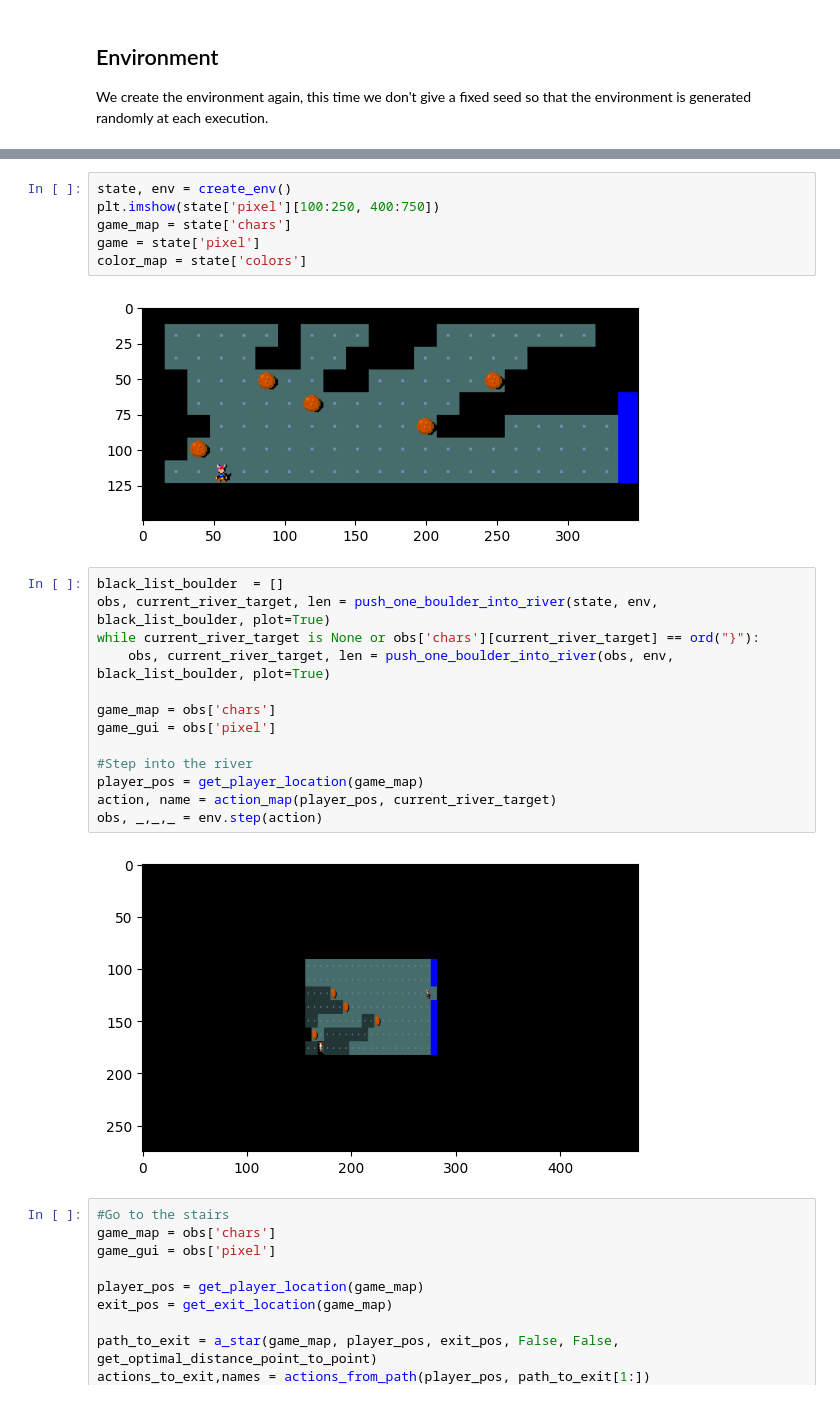
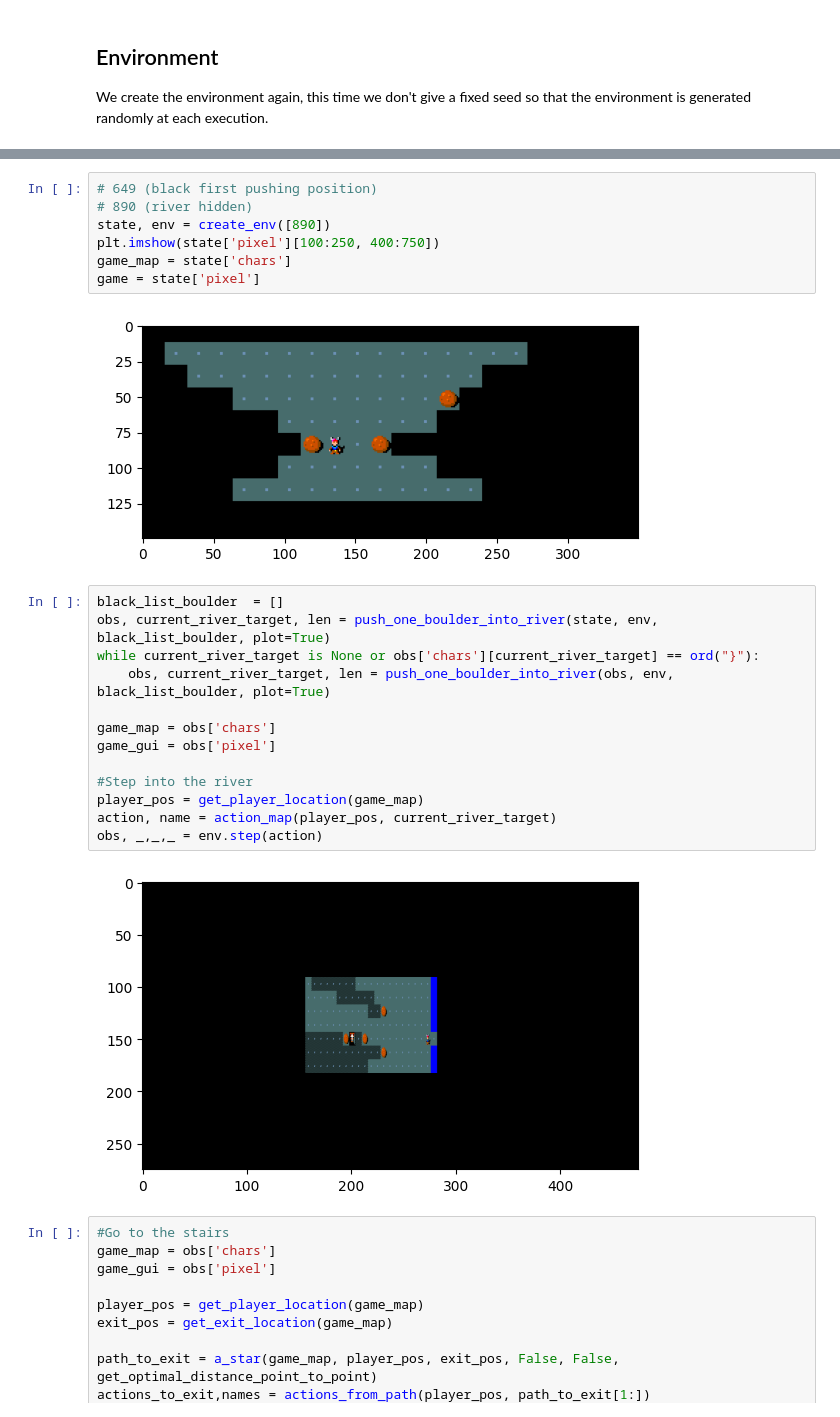
Before and after one commit to JacopoRaffi/AIF_Project, a Jupyter notebook: report.ipynb, the cells around one changed output, grey strips where cells are left out. Cells and saved outputs as stored; diff of their text form.

```diff
--- a/report.ipynb
+++ b/report.ipynb
@@ -243,11 +228,12 @@ from evaluation import *
 # %%
-state, env = create_env()
+# 649 (black first pushing position)
+# 890 (river hidden)
+state, env = create_env([890])
 plt.imshow(state['pixel'][100:250, 400:750])
 game_map = state['chars']
 game = state['pixel']
-color_map = state['colors']
 # %% [output]
-[figure, old version]
+[figure, new version]
 # %%
 black_list_boulder  = []
 obs, current_river_target, len = push_one_boulder_into_river(state, env, black_list_boulder, plot=True)
@@ -262,7 +248,7 @@ player_pos = get_player_location(game_map)
 action, name = action_map(player_pos, current_river_target)
 obs, _,_,_ = env.step(action)
 # %% [output]
-[figure, old version]
+[figure, new version]
 # %%
 #Go to the stairs
 game_map = obs['chars']
```
Also changed, not shown: parts of 14 cells of this notebook.
